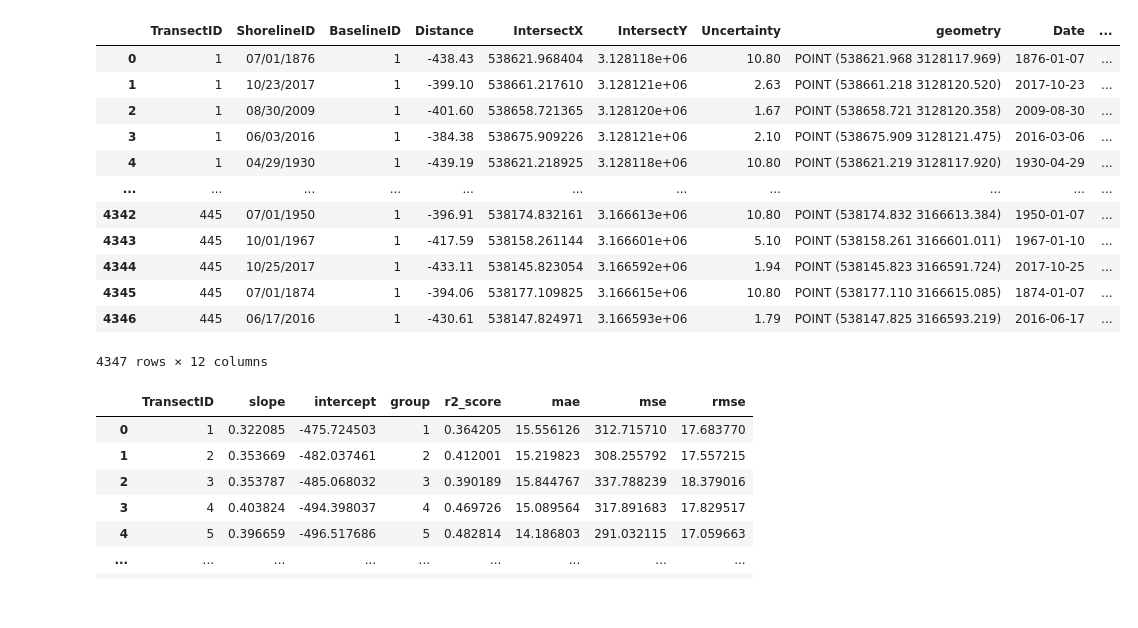
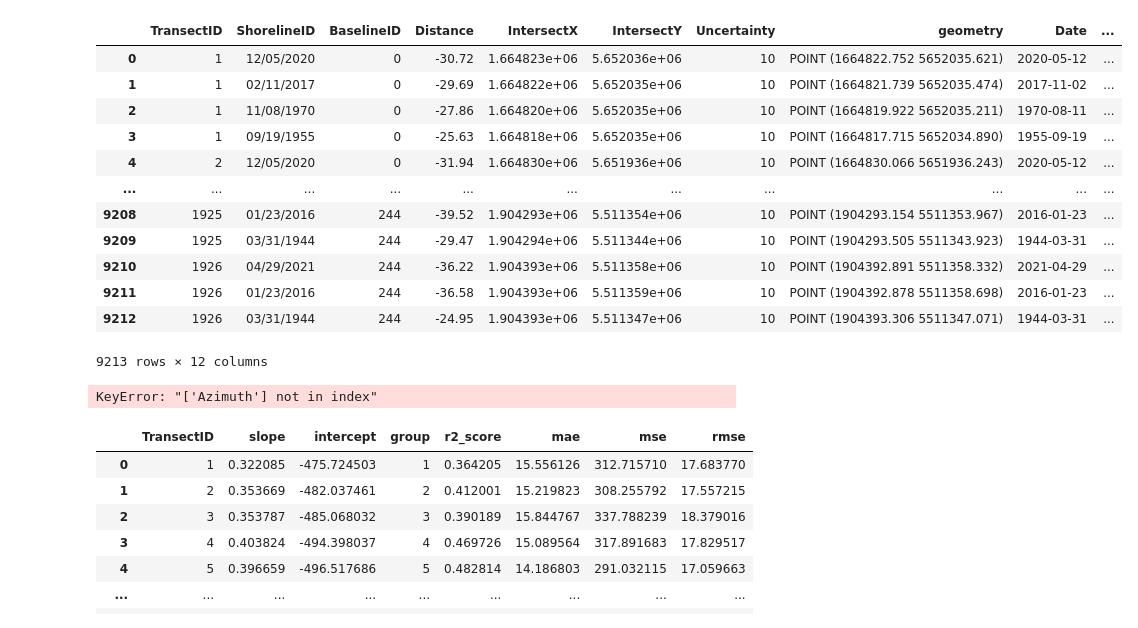
Before and after one commit to RNC-Research-Group/CliffErosion_Projections, a Jupyter notebook: HistoricRate_Proj_DSASv6.ipynb, the cells around one changed output. Saved outputs shown, nothing was run; the diff lists cells and outputs as text; code cells hidden in the pictures.

Commit message:
Testing with manuwatu data

```diff
--- a/HistoricRate_Proj_DSASv6.ipynb
+++ b/HistoricRate_Proj_DSASv6.ipynb
@@ -5,31 +5,33 @@ import matplotlib.pyplot as plt
 from shapely import wkt
 pd.set_option("display.max_columns", None)
 # %%
-gdf = gpd.read_file(f"DSAS_TestData/transects_sample_intersects.geojson")
+gdf = gpd.read_file(f"Manuwatu_Test/tr10_intersects_20240313_105920.geojson")
 gdf["Date"] = pd.to_datetime(gdf.ShorelineID, dayfirst=True, format='mixed')
 gdf["Year"] = gdf.Date.dt.year
 gdf["YearsSinceBase"] = (gdf.Date - pd.Timestamp(1800, 1, 1)).dt.days / 365.25
 gdf["YearsUntilFuture"] = (
     pd.Timestamp(2100, 1, 1) - gdf.Date
     ).dt.days / 365.25
 gdf.Date = gdf.Date.astype(str)
 gdf
 # %% [output]
 |  | TransectID | ShorelineID | BaselineID | Distance | IntersectX | IntersectY | Uncertainty | geometry | Date | ... |
-| 0 | 1 | 07/01/1876 | 1 | -438.43 | 538621.968404 | 3.128118e+06 | 10.80 | POINT (538621.968 3128117.969) | 1876-01-07 | ... |
-| 1 | 1 | 10/23/2017 | 1 | -399.10 | 538661.217610 | 3.128121e+06 | 2.63 | POINT (538661.218 3128120.520) | 2017-10-23 | ... |
-| 2 | 1 | 08/30/2009 | 1 | -401.60 | 538658.721365 | 3.128120e+06 | 1.67 | POINT (538658.721 3128120.358) | 2009-08-30 | ... |
-| 3 | 1 | 06/03/2016 | 1 | -384.38 | 538675.909226 | 3.128121e+06 | 2.10 | POINT (538675.909 3128121.475) | 2016-03-06 | ... |
-| 4 | 1 | 04/29/1930 | 1 | -439.19 | 538621.218925 | 3.128118e+06 | 10.80 | POINT (538621.219 3128117.920) | 1930-04-29 | ... |
+| 0 | 1 | 12/05/2020 | 0 | -30.72 | 1.664823e+06 | 5.652036e+06 | 10 | POINT (1664822.752 5652035.621) | 2020-05-12 | ... |
+| 1 | 1 | 02/11/2017 | 0 | -29.69 | 1.664822e+06 | 5.652035e+06 | 10 | POINT (1664821.739 5652035.474) | 2017-11-02 | ... |
+| 2 | 1 | 11/08/1970 | 0 | -27.86 | 1.664820e+06 | 5.652035e+06 | 10 | POINT (1664819.922 5652035.211) | 1970-08-11 | ... |
+| 3 | 1 | 09/19/1955 | 0 | -25.63 | 1.664818e+06 | 5.652035e+06 | 10 | POINT (1664817.715 5652034.890) | 1955-09-19 | ... |
+| 4 | 2 | 12/05/2020 | 0 | -31.94 | 1.664830e+06 | 5.651936e+06 | 10 | POINT (1664830.066 5651936.243) | 2020-05-12 | ... |
 | ... | ... | ... | ... | ... | ... | ... | ... | ... | ... | ... |
-| 4342 | 445 | 07/01/1950 | 1 | -396.91 | 538174.832161 | 3.166613e+06 | 10.80 | POINT (538174.832 3166613.384) | 1950-01-07 | ... |
-| 4343 | 445 | 10/01/1967 | 1 | -417.59 | 538158.261144 | 3.166601e+06 | 5.10 | POINT (538158.261 3166601.011) | 1967-01-10 | ... |
-| 4344 | 445 | 10/25/2017 | 1 | -433.11 | 538145.823054 | 3.166592e+06 | 1.94 | POINT (538145.823 3166591.724) | 2017-10-25 | ... |
-| 4345 | 445 | 07/01/1874 | 1 | -394.06 | 538177.109825 | 3.166615e+06 | 10.80 | POINT (538177.110 3166615.085) | 1874-01-07 | ... |
-| 4346 | 445 | 06/17/2016 | 1 | -430.61 | 538147.824971 | 3.166593e+06 | 1.79 | POINT (538147.825 3166593.219) | 2016-06-17 | ... |
+| 9208 | 1925 | 01/23/2016 | 244 | -39.52 | 1.904293e+06 | 5.511354e+06 | 10 | POINT (1904293.154 5511353.967) | 2016-01-23 | ... |
+| 9209 | 1925 | 03/31/1944 | 244 | -29.47 | 1.904294e+06 | 5.511344e+06 | 10 | POINT (1904293.505 5511343.923) | 1944-03-31 | ... |
+| 9210 | 1926 | 04/29/2021 | 244 | -36.22 | 1.904393e+06 | 5.511358e+06 | 10 | POINT (1904392.891 5511358.332) | 2021-04-29 | ... |
+| 9211 | 1926 | 01/23/2016 | 244 | -36.58 | 1.904393e+06 | 5.511359e+06 | 10 | POINT (1904392.878 5511358.698) | 2016-01-23 | ... |
+| 9212 | 1926 | 03/31/1944 | 244 | -24.95 | 1.904393e+06 | 5.511347e+06 | 10 | POINT (1904393.306 5511347.071) | 1944-03-31 | ... |
-4347 rows × 12 columns
+9213 rows × 12 columns
 # %%
-transect_metadata = get_transect_metadata(f"DSAS_TestData/transects_sample_transects_azi.shp")
+transect_metadata = get_transect_metadata(f"Manuwatu_Test/tr10_transects_20240313_105909.geojson")
+# %% [output]
+KeyError: "['Azimuth'] not in index"
 # %%
 linear_models = fit(gdf, transect_metadata)
 rolled_slopes = linear_models.groupby("group").slope.rolling(10, min_periods=1).mean().dropna().reset_index(level=0)
```
Also changed, not shown: 29 other files.
